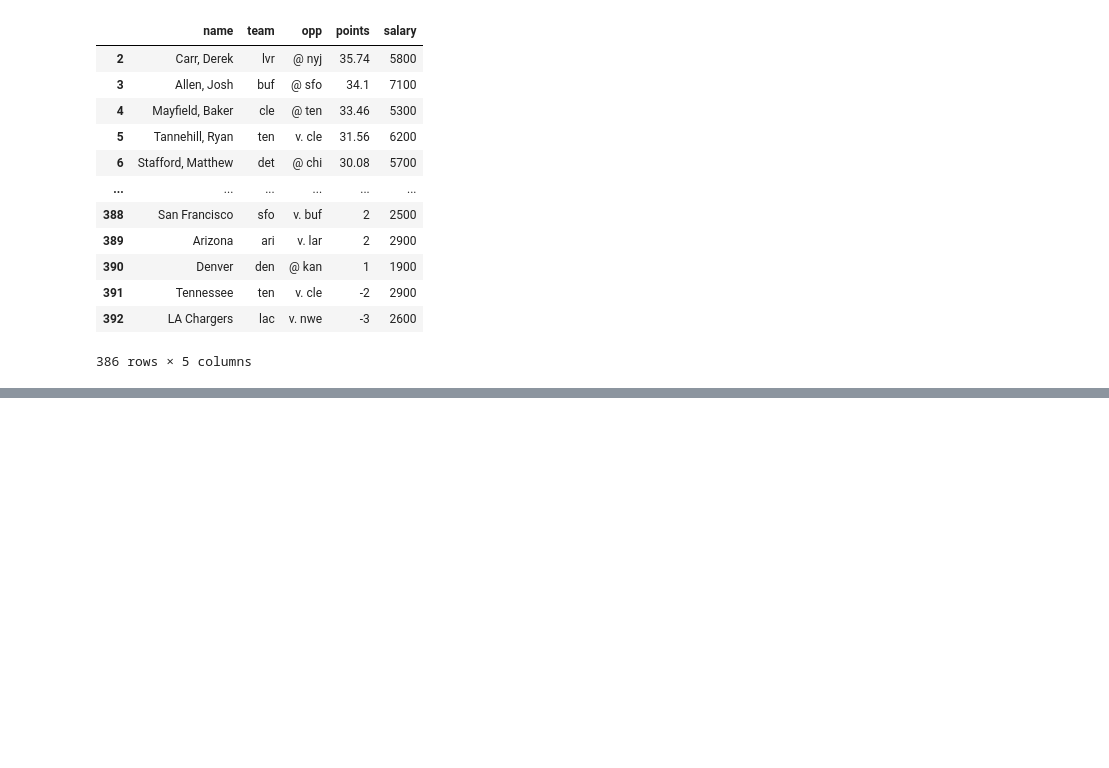
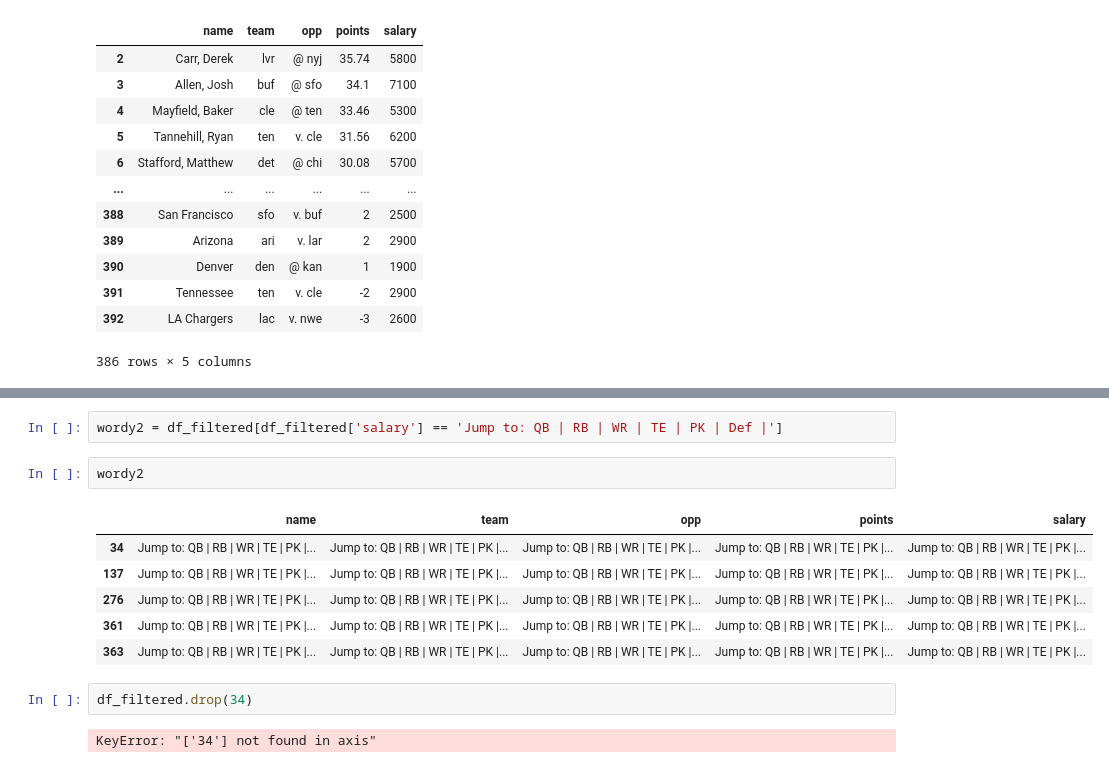
Before and after one commit to amoss038/DFS_Comparison-, a Jupyter notebook: Capstone1_Fantasy.ipynb, the cells around one changed output, grey strips where cells are left out. Saved outputs shown, nothing was run; the diff lists cells and outputs as text; blank space fills up the shorter version.

```diff
--- a/Capstone1_Fantasy.ipynb
+++ b/Capstone1_Fantasy.ipynb
@@ -390,0 +396,15 @@ TypeError: dropna() got multiple values for argument 'axis'
+# %%
+wordy2 = df_filtered[df_filtered['salary'] == 'Jump to: QB | RB | WR | TE | PK | Def |']
+# %%
+wordy2
+# %% [output]
+|  | name | team | opp | points | salary |
+| 34 | Jump to: QB | RB | WR | TE | PK |... | Jump to: QB | RB | WR | TE | PK |... | Jump to: QB | RB | WR | TE | PK |... | Jump to: QB | RB | WR | TE | PK |... | Jump to: QB | RB | WR | TE | PK |... |
+| 137 | Jump to: QB | RB | WR | TE | PK |... | Jump to: QB | RB | WR | TE | PK |... | Jump to: QB | RB | WR | TE | PK |... | Jump to: QB | RB | WR | TE | PK |... | Jump to: QB | RB | WR | TE | PK |... |
+| 276 | Jump to: QB | RB | WR | TE | PK |... | Jump to: QB | RB | WR | TE | PK |... | Jump to: QB | RB | WR | TE | PK |... | Jump to: QB | RB | WR | TE | PK |... | Jump to: QB | RB | WR | TE | PK |... |
+| 361 | Jump to: QB | RB | WR | TE | PK |... | Jump to: QB | RB | WR | TE | PK |... | Jump to: QB | RB | WR | TE | PK |... | Jump to: QB | RB | WR | TE | PK |... | Jump to: QB | RB | WR | TE | PK |... |
+| 363 | Jump to: QB | RB | WR | TE | PK |... | Jump to: QB | RB | WR | TE | PK |... | Jump to: QB | RB | WR | TE | PK |... | Jump to: QB | RB | WR | TE | PK |... | Jump to: QB | RB | WR | TE | PK |... |
+# %%
+df_filtered.drop(34)
+# %% [output]
+KeyError: "['34'] not found in axis"
```
Also changed, not shown: parts of 16 cells of this notebook, 1 other file.
